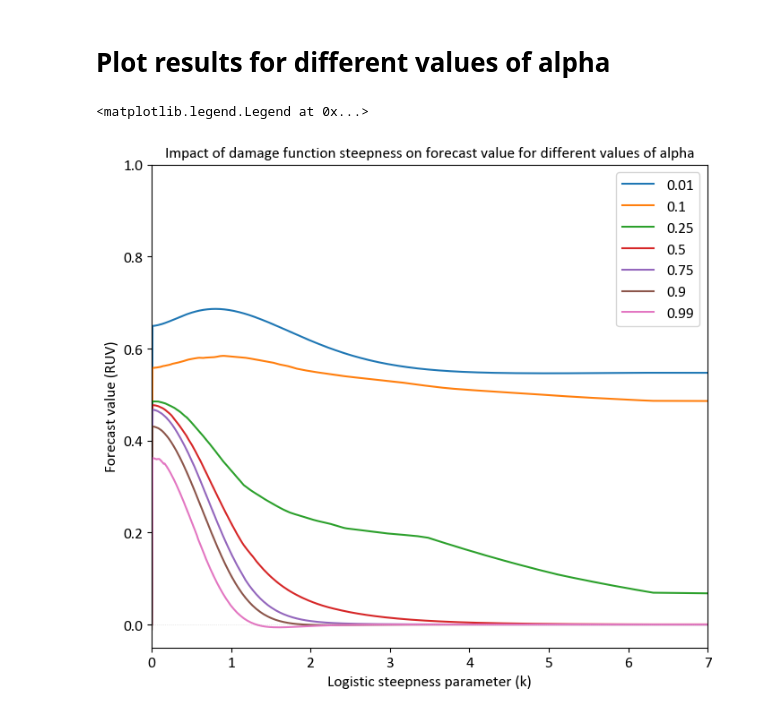
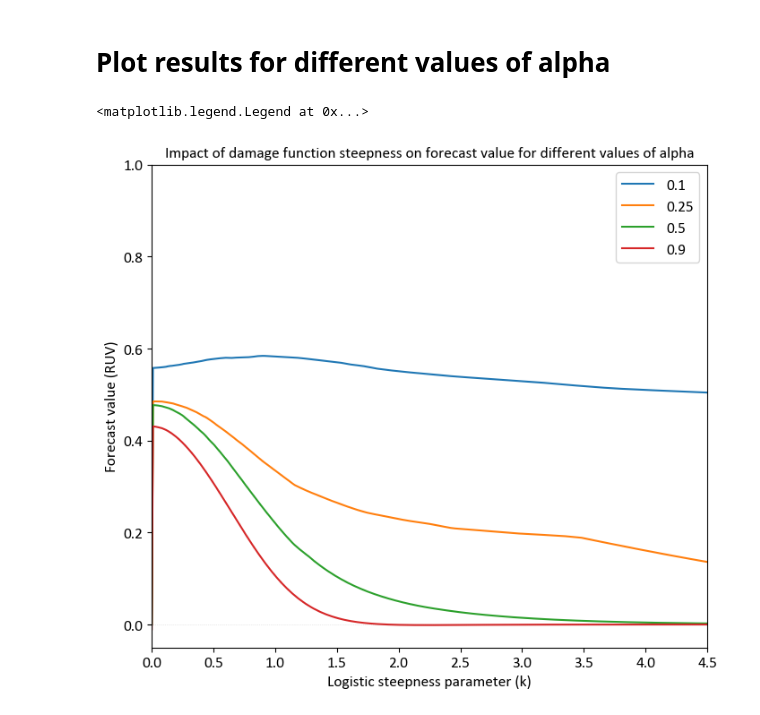
Before and after one commit to richardlaugesen/ruvpy, a Jupyter notebook: examples/example_3.ipynb, the cells around one changed output. Drawn from its saved outputs; the diff is of its cells as text; code cells hidden in the pictures.

```diff
--- a/examples/example_3.ipynb
+++ b/examples/example_3.ipynb
@@ -49,7 +49,7 @@ colors = {
 ### 7th day ahead forecast for Murray at Biggara (401012) generated using the MuTHRE method
 # %%
 dataset_filepath = 'example_data.pickle.bz2'
-parallel_nodes = 8
+parallel_nodes = 4
 # %%
 with bz2.BZ2File(dataset_filepath, 'r') as f:
     data = pickle.load(f)
@@ -61,7 +61,7 @@ print(obs.shape, fcst_ens.shape, clim_ens.shape)
 # Define decision context
 # %%
 decision_definition = {
-    'alphas': np.array([0.01, 0.1, 0.25, 0.5, 0.75, 0.9, 0.99]),
+    'alphas': np.array([0.1, 0.25, 0.5, 0.9]),
     'utility_function': [cara, {'A': 0.3}],                                  # minor risk aversion
     'economic_model': [cost_loss, cost_loss_analytical_spend],
     'decision_thresholds': np.nanquantile(obs, np.arange(0, 1, 0.001)),      # continuous decision (None broken for now!)
@@ -74,12 +74,12 @@ ref = clim_ens  # use 14-day moving average climatology as the reference forecas
 # Plot sample damage functions
 # %%
 ks = np.exp(np.arange(0, 2, 0.01)) - 1
-ks = np.append(ks, 100)     # add one last value much closer to step function
+ks = np.append(ks, [10, 50, 100])     # add few more value closers to a step function
 # %%
 streamflow = np.arange(0, np.nanmax(obs) * 1.3, 0.01)
 damage_fnc, params = decision_definition['damage_function']
 
-for k in ks[[0, 20, int(len(ks)/2), len(ks)-2, len(ks)-1]]:
+for k in ks[[0, 20, int(len(ks)/2), len(ks)-1]]:
     params['k'] = k
     damages = damage_fnc(params)(streamflow)
     plt.plot(streamflow, damages, label='k=%.1f' % params['k'])
@@ -108,13 +108,13 @@ results_df = pd.DataFrame(results, index=decision_definition['alphas']).T
 # %%
 results_df.plot()
 plt.axhline(0, color='grey', linewidth=0.5, alpha=0.3, linestyle='dotted')
 plt.ylim(-0.05, 1)
-plt.xlim((0, 7))
+plt.xlim((0, 4.5))
 
 plt.xlabel('Logistic steepness parameter (k)')
 plt.ylabel('Forecast value (RUV)')
 plt.title('Impact of damage function steepness on forecast value for different values of alpha', fontsize='medium')
 plt.legend()
 # %% [output]
 <matplotlib.legend.Legend at 0x...>
-[figure, old version]
+[figure, new version]
```
Also changed, not shown: parts of 1 cell of this notebook, 1 other file.
